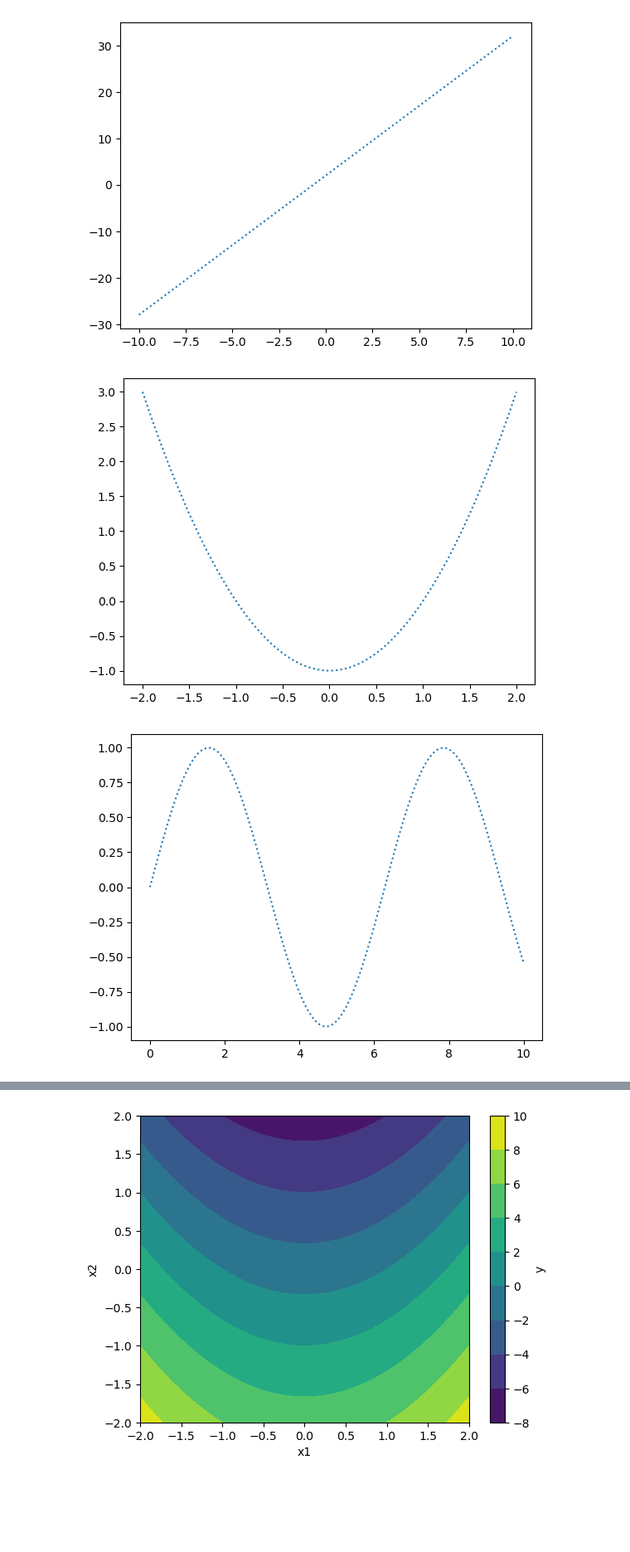
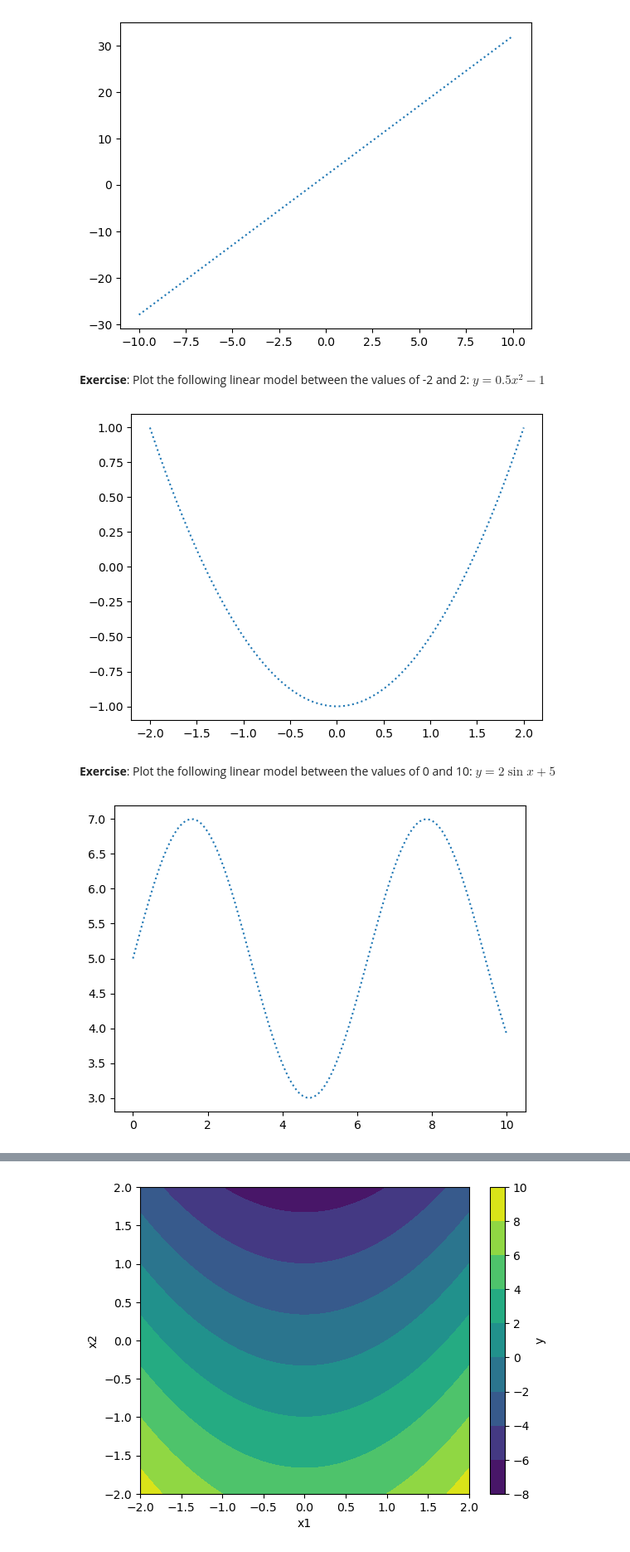
Before and after one commit to atleer/intro-to-deep-learning-dev, a Jupyter notebook: Day01/01_modeling_data/index.ipynb, the cells around one changed output, grey strips where cells are left out. Shown at 83% size. Cells and saved outputs as stored; diff of their text form; code cells hidden in the pictures; blank space fills up the shorter version.

```diff
--- a/Day01/01_modeling_data/index.ipynb
+++ b/Day01/01_modeling_data/index.ipynb
@@ -126,15 +154,19 @@ y = 3 * x + 2
 plt.plot(x, y, ':');
 # %% [output]
 [figure]
+# %% [markdown]
+**Exercise**: Plot the following linear model between the values of -2 and 2: $ y = 0.5 x ^ 2 - 1 $
 # %%
 x = torch.linspace(-2, 2, 100)
-y =  x ** 2 - 1
+y =  0.5 * x ** 2 - 1
 plt.plot(x, y, ':');
 # %% [output]
-[figure, old version]
+[figure, new version]
+# %% [markdown]
+**Exercise**: Plot the following linear model between the values of 0 and 10: $ y = 2 \sin{x} + 5 $
 # %%
 x = torch.linspace(0, 10, 100)
-y = torch.sin(x)
+y = 2 * torch.sin(x) + 5
 plt.plot(x, y, ':');
 # %% [output]
-[figure, old version]
+[figure, new version]
```
Also changed, not shown: parts of 21 cells of this notebook.
